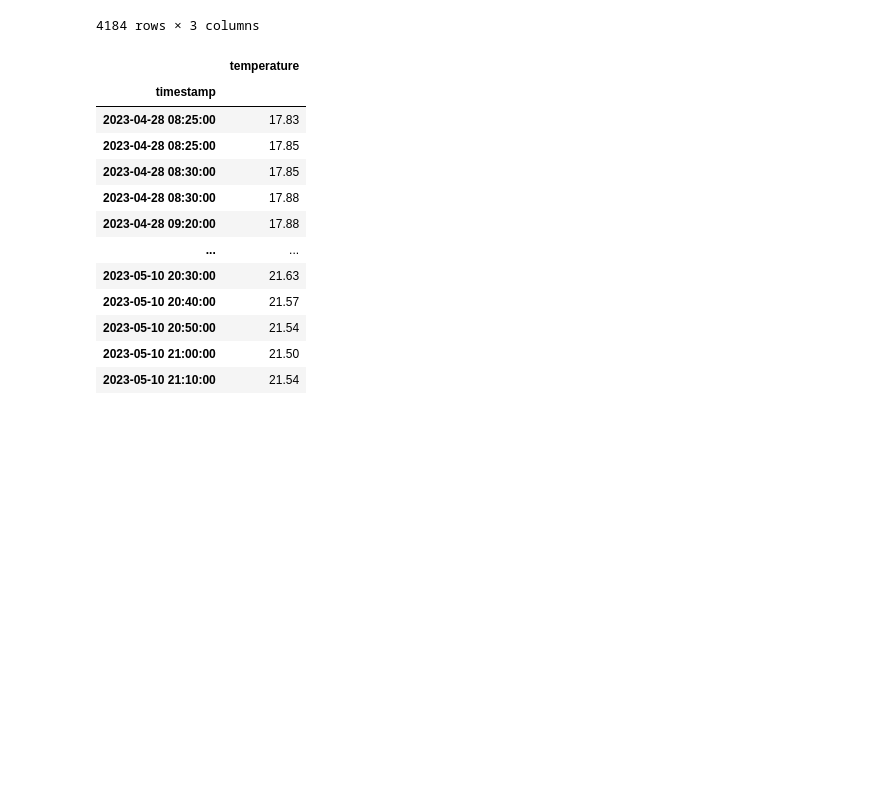
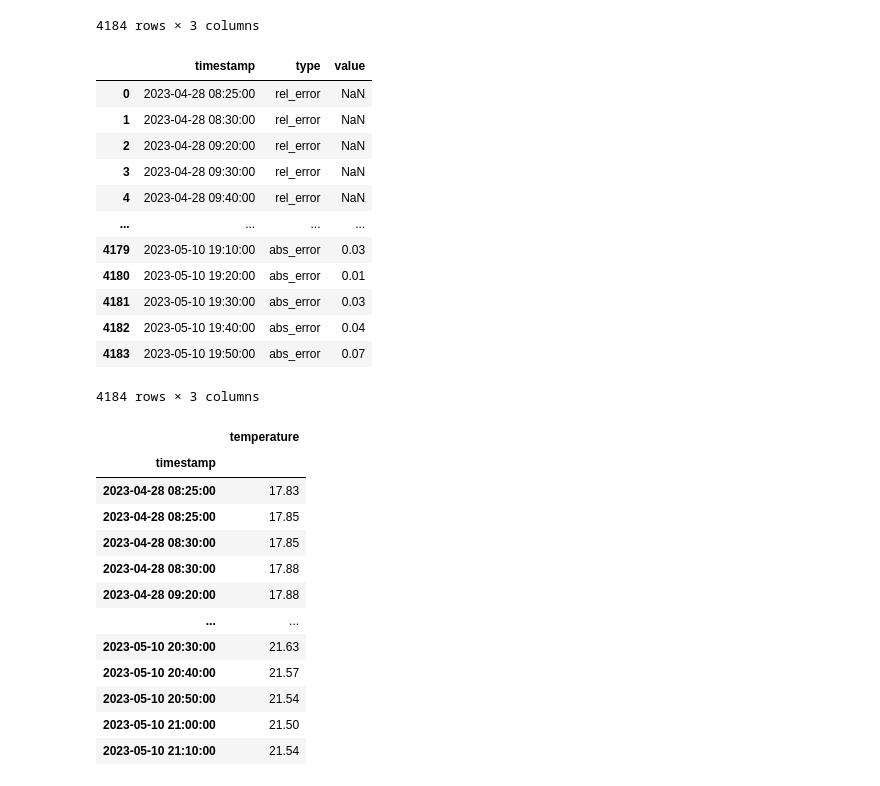
Before and after one commit to bndxn/raspberry-pi-notes, a Jupyter notebook: analysis/analysis.ipynb, the cells around one changed output. Drawn from its saved outputs; the diff is of its cells as text; code cells hidden in the pictures; blank space fills up the shorter version.

```diff
--- a/analysis/analysis.ipynb
+++ b/analysis/analysis.ipynb
@@ -180,6 +182,22 @@ persistence_forecast_1_hr_errors = persistence_forecast_1_hr_errors.melt(id_vars
 persistence_forecast_1_hr_errors
 
 px.scatter(persistence_forecast_1_hr_errors, x='timestamp', y='value', color='type', title='Errors from a 1-hr persistence forecast')
+# %%
+persistence_forecast_1_hr_errors
+# %% [output]
+|  | timestamp | type | value |
+| 0 | 2023-04-28 08:25:00 | rel_error | NaN |
+| 1 | 2023-04-28 08:30:00 | rel_error | NaN |
+| 2 | 2023-04-28 09:20:00 | rel_error | NaN |
+| 3 | 2023-04-28 09:30:00 | rel_error | NaN |
+| 4 | 2023-04-28 09:40:00 | rel_error | NaN |
+| ... | ... | ... | ... |
+| 4179 | 2023-05-10 19:10:00 | abs_error | 0.03 |
+| 4180 | 2023-05-10 19:20:00 | abs_error | 0.01 |
+| 4181 | 2023-05-10 19:30:00 | abs_error | 0.03 |
+| 4182 | 2023-05-10 19:40:00 | abs_error | 0.04 |
+| 4183 | 2023-05-10 19:50:00 | abs_error | 0.07 |
+4184 rows × 3 columns
 # %%
 df_temp =  df[ df['timestamp'] > str(pd.Timestamp('2023-04-28')) ].drop(columns=['humidity','date'])
 df_temp.reset_index(inplace=True,drop=True)
```
Also changed, not shown: parts of 18 cells of this notebook.
